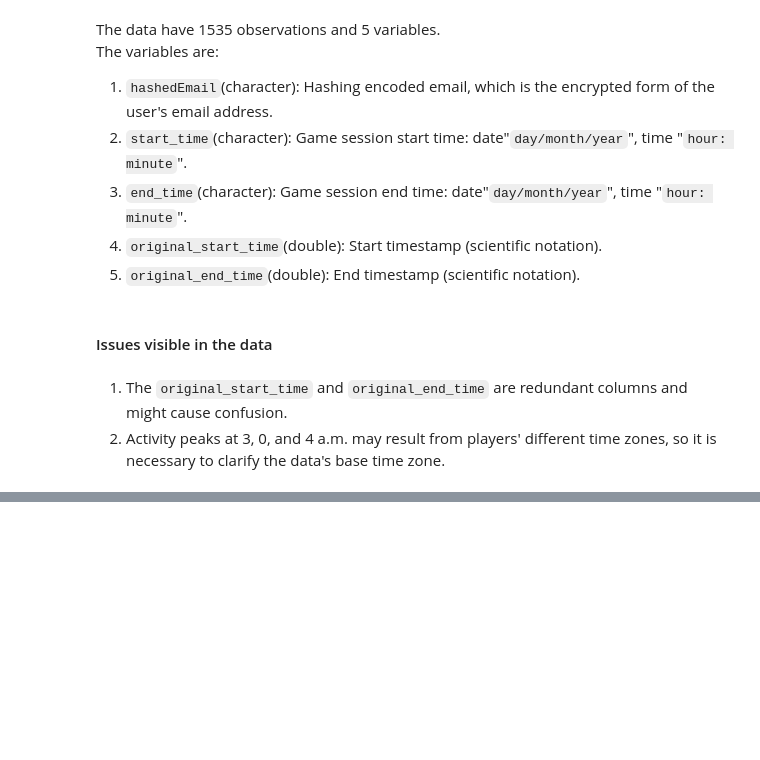
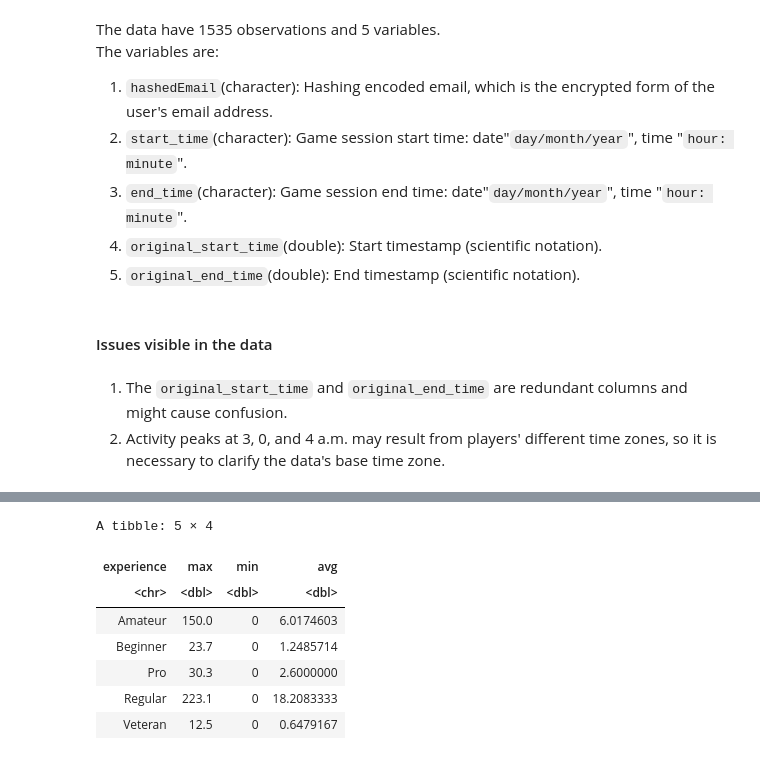
Before and after one commit to YuanYuan-06/dsci-Individualplan, a Jupyter notebook: individual plan project.ipynb, the cells around one changed output, grey strips where cells are left out. Drawn from its saved outputs; the diff is of its cells as text; code cells hidden in the pictures; blank space fills up the shorter version.

```diff
--- a/individual plan project.ipynb
+++ b/individual plan project.ipynb
@@ -297,0 +299,16 @@ The variables are:
+# %%
+players_experience_playedhours <- players|>
+group_by(experience)|>
+summarize(max=max(played_hours,na.rm=TRUE),
+          min=min(played_hours,na.rm=TRUE),
+          avg=mean(played_hours,na.rm=TRUE))
+players_experience_playedhours
+# %% [output]
+A tibble: 5 × 4
+| experience | max | min | avg |
+| <chr> | <dbl> | <dbl> | <dbl> |
+| Amateur | 150.0 | 0 | 6.0174603 |
+| Beginner | 23.7 | 0 | 1.2485714 |
+| Pro | 30.3 | 0 | 2.6000000 |
+| Regular | 223.1 | 0 | 18.2083333 |
+| Veteran | 12.5 | 0 | 0.6479167 |
```
Also changed, not shown: parts of 6 cells of this notebook.
